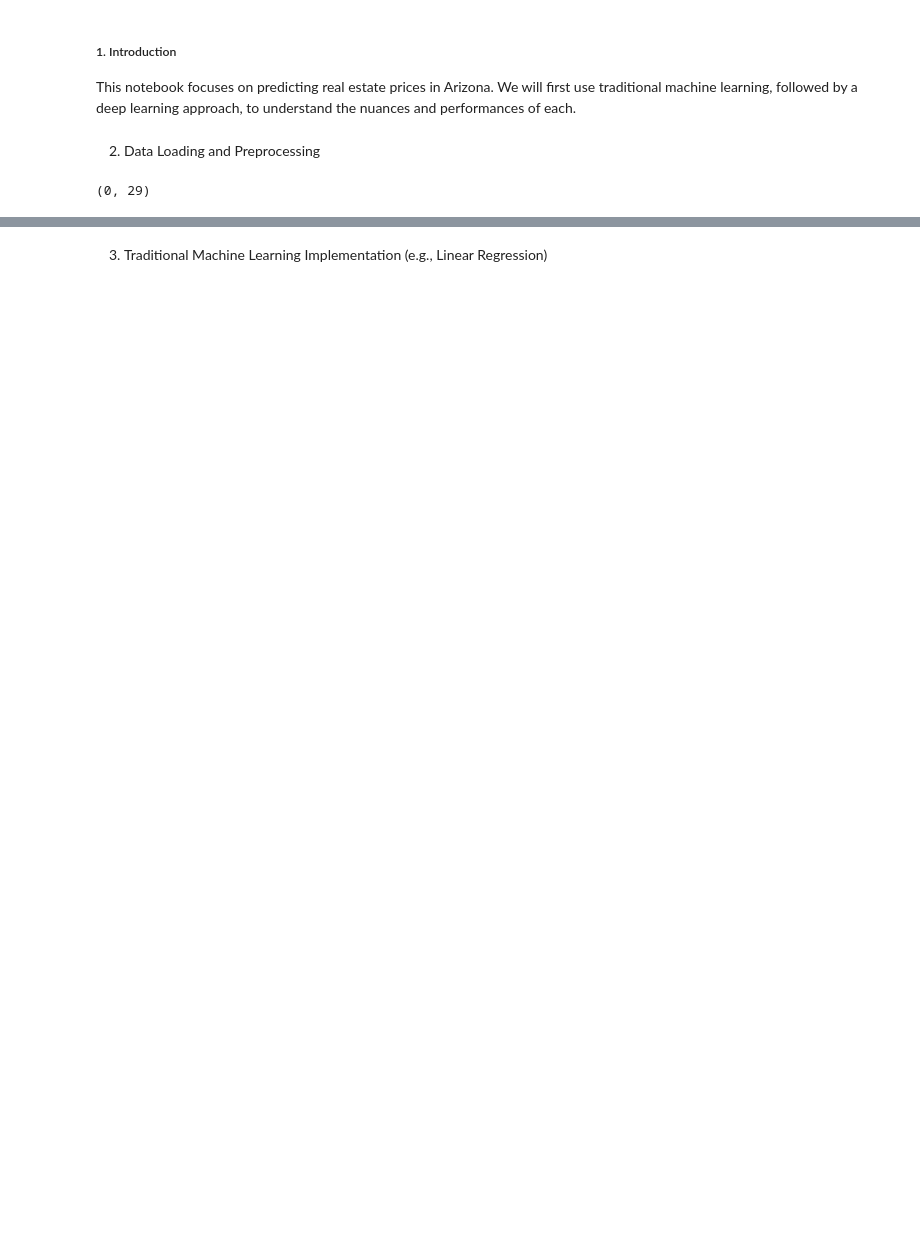
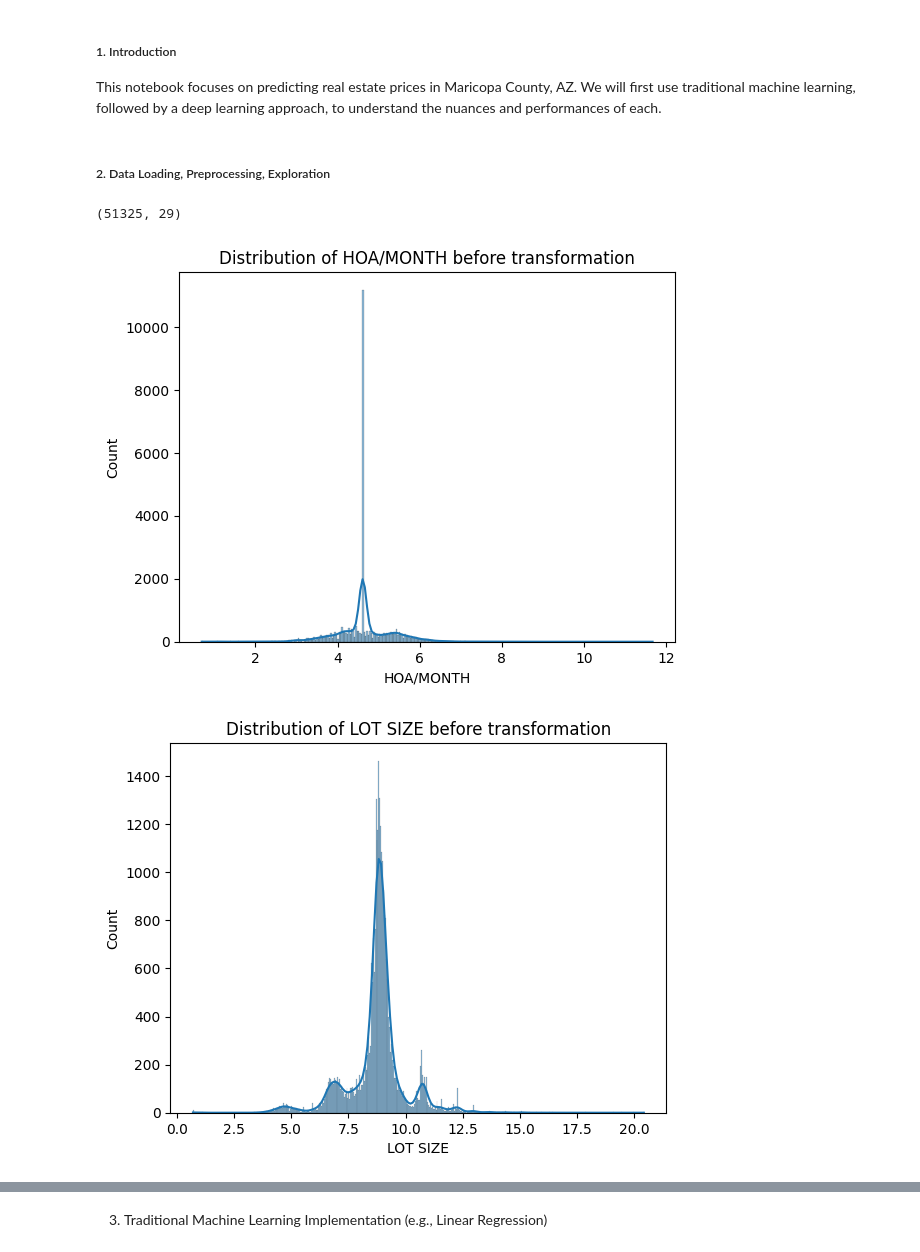
Before and after one commit to banjavi/az-real-estate, a Jupyter notebook: real_estate.ipynb, the cells around one changed output, grey strips where cells are left out. Cells and saved outputs as stored; diff of their text form; code cells hidden in the pictures; blank space fills up the shorter version.

Commit message:
new preprocessing approach

```diff
--- a/real_estate.ipynb
+++ b/real_estate.ipynb
@@ -1,6 +1,6 @@
 # %% [markdown]
 ##### 1. Introduction
-This notebook focuses on predicting real estate prices in Arizona. We will first use traditional machine learning, followed by a deep learning approach, to understand the nuances and performances of each.
+This notebook focuses on predicting real estate prices in Maricopa County, AZ. We will first use traditional machine learning, followed by a deep learning approach, to understand the nuances and performances of each.
 # %%
 import pandas as pd
 import numpy as np
@@ -10,52 +12,95 @@ from sklearn.metrics import mean_absolute_error, mean_squared_error
 import tensorflow as tf
 from tensorflow import keras
 # %% [markdown]
-2. Data Loading and Preprocessing
+##### 2. Data Loading, Preprocessing, Exploration
 # %%
-import pandas as pd
-from sklearn.model_selection import train_test_split
+# LOAD
+#----------------------------
 
-df = pd.read_csv('scraped_data.csv')
-
-# Convert 'SOLD DATE' to datetime format
+df = pd.read_csv('data/MaricopaCounty_SampleTransactions_2020_2023.csv')
+df = df.dropna(subset=['SOLD DATE'])
 df['SOLD DATE'] = pd.to_datetime(df['SOLD DATE'])
 df['SALE_YEAR'] = df['SOLD DATE'].dt.year
 df['SALE_MONTH'] = df['SOLD DATE'].dt.month
 
-print(df.shape)
+print(df.shape) #51k records
 
-drop_columns = ["SALE TYPE", "ADDRESS", "CITY", "STATE OR PROVINCE", "SOLD DATE",
+
+# PREPROCESSING
+#----------------------------
+
+# retaining only the valuable columns
+drop_columns = ["SALE TYPE", "ADDRESS", "STATE OR PROVINCE", "SOLD DATE", "DAYS ON MARKET",
                 "$/SQUARE FEET", "STATUS", "NEXT OPEN HOUSE START TIME",
                 "NEXT OPEN HOUSE END TIME",
                 "URL (SEE https://www.redfin.com/buy-a-home/comparative-market-analysis FOR INFO ON PRICING)",
                 "SOURCE", "MLS#", "FAVORITE", "INTERESTED"]
 df = df.drop(columns=drop_columns)
 
-# Handle missing values for numeric columns
+# numeric, fill with median
 for col in df.select_dtypes(include=['float64', 'int64']).columns:
     df[col].fillna(df[col].median(), inplace=True)
 
-# Handle missing values for non-numeric columns (e.g., fill with the most frequent value)
+# categorical, fill with mode
 for col in df.select_dtypes(exclude=['float64', 'int64']).columns:
     mode_value = df[col].mode()
     if not mode_value.empty:
         df[col].fillna(mode_value.iloc[0], inplace=True)
 
-
-# One-hot encode the PROPERTY TYPE and LOCATION columns
+# one-hot encode, easier for ML
 df = pd.get_dummies(df, columns=["PROPERTY TYPE", "LOCATION"], drop_first=True)
 
-# Split data into training, validation, and test sets
+
+# EXPLORATION
+#----------------------------
+
+# data exploration: visualizing skewness for numeric features before transformation
+features_to_plot = ['HOA/MONTH', 'LOT SIZE', 'BATHS', 'PRICE', 'SQUARE FEET']
+for feature in features_to_plot:
+    sns.histplot(train_df[feature], kde=True)
+    plt.title(f'Distribution of {feature} before transformation')
+    plt.show()
+
+# split data into training, validation, and test sets
 train_df, test_df = train_test_split(df, test_size=0.2, random_state=42)
-train_df, val_df = train_test_split(train_df, test_size=0.25, random_state=42) # 0.25 * 0.8 = 0.2
+train_df, val_df = train_test_split(train_df, test_size=0.25, random_state=42)  # 0.25 * 0.8 = 0.2
+
+#skewed_features = train_df.select_dtypes(include=['float64', 'int64']).apply(lambda x: x.skew()).sort_values(ascending=False)
+#print(skewed_features)
+
+# apply log1p transformation for positively skewed features
+positively_skewed = ['HOA/MONTH', 'LOT SIZE', 'BATHS', 'PRICE', 'SQUARE FEET']
+for feature in positively_skewed:
+    train_df[feature] = np.log1p(train_df[feature])
+    val_df[feature] = np.log1p(val_df[feature])
+    test_df[feature] = np.log1p(test_df[feature])
+
+# visualize distributions after transformations
+for feature in features_to_plot:
+    sns.histplot(train_df[feature], kde=True)
+    plt.title(f'Distribution of {feature} after transformation')
+    plt.show()
+
+# apply cube transformation for negatively skewed features
+negatively_skewed = ['LONGITUDE', 'YEAR BUILT', 'ZIP OR POSTAL CODE']
+for feature in negatively_skewed:
+    train_df[feature] = train_df[feature]**3
+    val_df[feature] = val_df[feature]**3
+    test_df[feature] = test_df[feature]**3
+
+# re-check skewness after transformations
+new_skewed_features = train_df.select_dtypes(include=['float64', 'int64']).apply(lambda x: x.skew()).sort_values(ascending=False)
+print(new_skewed_features)
 
 X_train = train_df.drop(columns=["PRICE"])
 y_train = train_df["PRICE"]
 
 X_val = val_df.drop(columns=["PRICE"])
 y_val = val_df["PRICE"]
 
 X_test = test_df.drop(columns=["PRICE"])
 y_test = test_df["PRICE"]
 # %% [output]
-(0, 29)
+(51325, 29)
+[figure, added]
+[figure, added]
```
Also changed, not shown: parts of 3 cells of this notebook.
